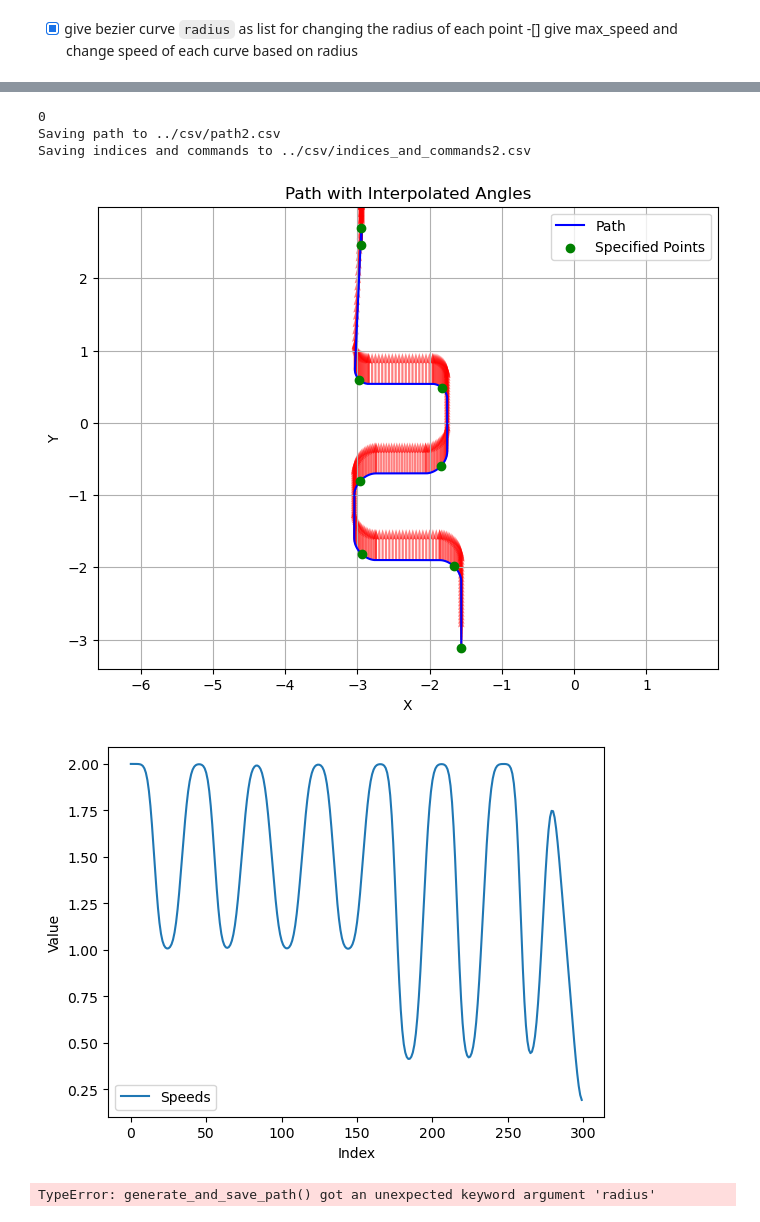
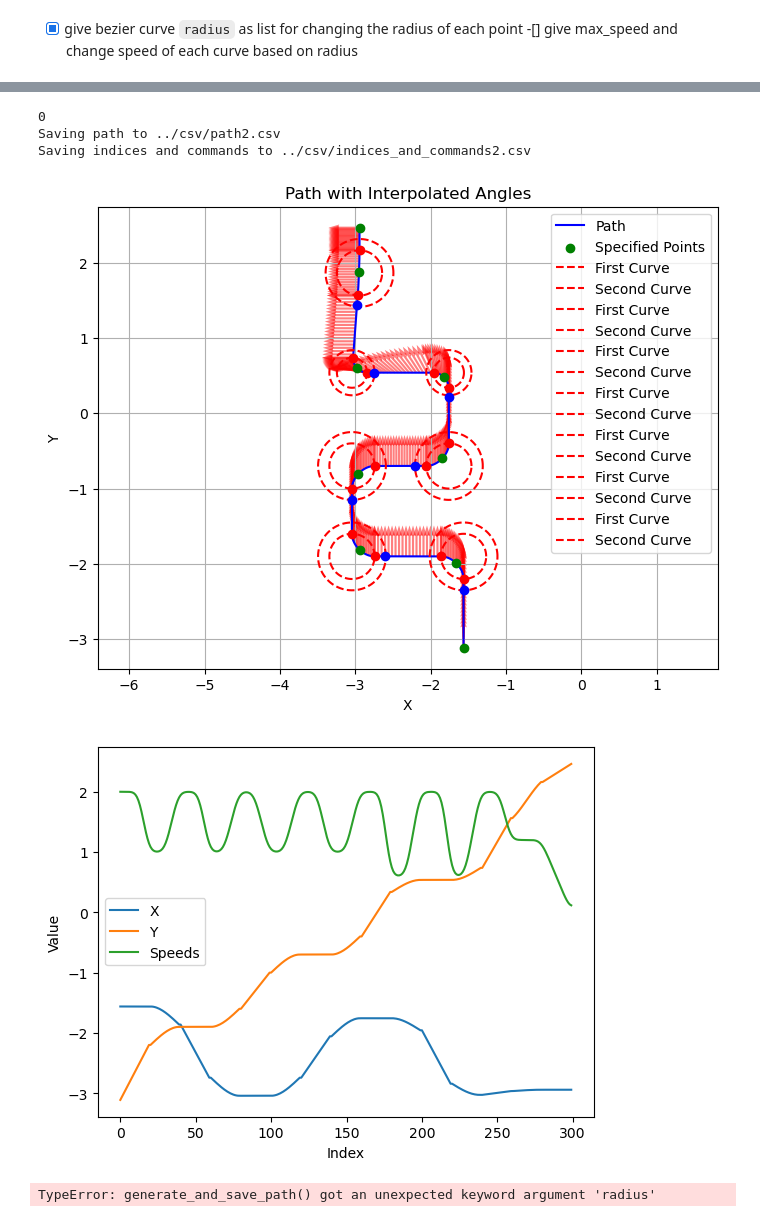
Before and after one commit to NeyagawaRobocons/chassis_haru_robo2024, a Jupyter notebook: pure_pursuit/pure_pursuit/pure_pursuit_test.ipynb, the cells around one changed output, grey strips where cells are left out. Drawn from its saved outputs; the diff is of its cells as text; code cells hidden in the pictures.

Commit message:
update path and refactoring

```diff
--- a/pure_pursuit/pure_pursuit/pure_pursuit_test.ipynb
+++ b/pure_pursuit/pure_pursuit/pure_pursuit_test.ipynb
@@ -418,14 +418,17 @@ def interpolate_speed(
         speeds[before_curve_index:curve_index] = np.linspace(max_speed, max_speed * speed_rates[i+1], num=curve_index - before_curve_index)
         speeds[curve_index:indices[i+1]] = np.array([max_speed * speed_rates[i+1] for _ in range(indices[i+1] - curve_index)])
         curve_end_index = np.argmin(np.abs(np.linalg.norm(poses[i+1][:2] - path[indices[i+1]:indices[i+2]], axis=1) - radiuses[i+1])) + indices[i+1]
-        speeds[indices[i+1]:curve_end_index] = np.linspace(max_speed * speed_rates[i+1], max_speed, num=curve_end_index - indices[i+1])
+        if i != len(indices) - 3:
+            speeds[indices[i+1]:curve_end_index] = np.linspace(max_speed * speed_rates[i+1], max_speed, num=curve_end_index - indices[i+1])
+        else:
+            speeds[indices[i+1]:curve_end_index] = np.linspace(max_speed * speed_rates[i+1], max_speed * speed_rates[i+1], num=curve_end_index - indices[i+1])
 
         plt.axvline(x=before_curve_index, color='r', linestyle='--')
         plt.axvline(x=curve_index, color='r', linestyle='--')
         plt.axvline(x=curve_end_index, color='r', linestyle='--')
 
     # speeds[curve_end_index:] = max_speed * np.cos(np.pi * np.linspace(0, 1, num=len(speeds[curve_end_index:])))
-    speeds[curve_end_index:] = np.linspace(max_speed, 0, num=len(speeds[curve_end_index:]))
+    speeds[curve_end_index:] = np.linspace(max_speed * speed_rates[-2], 0, num=len(speeds[curve_end_index:]))
 
     plt.plot(speeds, label='Speeds')
     plt.legend()
@@ -467,23 +470,23 @@ def generate_and_save_path(poses, max_speed, commands, path_number: int) -> None
     # plt.scatter(path[:, 0], path[:, 1], color='g', zorder=5, label='Specified Points')
     plt.scatter(path[indices, 0], path[indices, 1], color='g', zorder=5, label='Specified Points')
 
-    # for i in range(len(indices) - 2):
-    #     before_curve_index = np.argmin(np.abs(np.linalg.norm(poses[i+1][:2] - path[:indices[i+1]], axis=1) - radiuses[i+1] * 1.5))
-    #     curve_index = np.argmin(np.abs(np.linalg.norm(poses[i+1][:2] - path[:indices[i+1]], axis=1) - radiuses[i+1]))
-    #     curve_end_index = np.argmin(np.abs(np.linalg.norm(poses[i+1][:2] - path[indices[i+1]:indices[i+2]], axis=1) - radiuses[i+1])) + indices[i+1]
+    for i in range(len(indices) - 2):
+        before_curve_index = np.argmin(np.abs(np.linalg.norm(poses[i+1][:2] - path[:indices[i+1]], axis=1) - radiuses[i+1] * 1.5))
+        curve_index = np.argmin(np.abs(np.linalg.norm(poses[i+1][:2] - path[:indices[i+1]], axis=1) - radiuses[i+1]))
+        curve_end_index = np.argmin(np.abs(np.linalg.norm(poses[i+1][:2] - path[indices[i+1]:indices[i+2]], axis=1) - radiuses[i+1])) + indices[i+1]
 
-    #     plt.scatter(path[curve_index, 0], path[curve_index, 1], color='r', zorder=5)
-    #     plt.scatter(path[curve_end_index, 0], path[curve_end_index, 1], color='r', zorder=5)
-    #     plt.scatter(path[before_curve_index, 0], path[before_curve_index, 1], color='b', zorder=5)
+        plt.scatter(path[curve_index, 0], path[curve_index, 1], color='r', zorder=5)
+        plt.scatter(path[curve_end_index, 0], path[curve_end_index, 1], color='r', zorder=5)
+        plt.scatter(path[before_curve_index, 0], path[before_curve_index, 1], color='b', zorder=5)
 
-    #     circ_x = poses[i+1][0] + radiuses[i+1] * np.cos(np.linspace(0, 2 * np.pi, num=100))
-    #     circ_y = poses[i+1][1] + radiuses[i+1] * np.sin(np.linspace(0, 2 * np.pi, num=100))
+        circ_x = poses[i+1][0] + radiuses[i+1] * np.cos(np.linspace(0, 2 * np.pi, num=100))
+        circ_y = poses[i+1][1] + radiuses[i+1] * np.sin(np.linspace(0, 2 * np.pi, num=100))
 
-    #     expanded_circ_x = poses[i+1][0] + radiuses[i+1] * np.cos(np.linspace(0, 2 * np.pi, num=100)) * 1.5
-    #     expanded_circ_y = poses[i+1][1] + radiuses[i+1] * np.sin(np.linspace(0, 2 * np.pi, num=100)) * 1.5
+        expanded_circ_x = poses[i+1][0] + radiuses[i+1] * np.cos(np.linspace(0, 2 * np.pi, num=100)) * 1.5
+        expanded_circ_y = poses[i+1][1] + radiuses[i+1] * np.sin(np.linspace(0, 2 * np.pi, num=100)) * 1.5
 
-    #     plt.plot(circ_x, circ_y, 'r--', label='First Curve')
-    #     plt.plot(expanded_circ_x, expanded_circ_y, 'r--', label='Second Curve')
+        plt.plot(circ_x, circ_y, 'r--')
+        plt.plot(expanded_circ_x, expanded_circ_y, 'r--')
 
     plt.title('Path with Interpolated Angles')
     plt.xlabel('X')
@@ -494,7 +497,8 @@ def generate_and_save_path(poses, max_speed, commands, path_number: int) -> None
     plt.show()
 
     # plt.plot(angles, label='Interpolated Angles')
-    # plt.plot(path[:, 0], label='X')
+    plt.plot(path[:, 0], label='X')
+    plt.plot(path[:, 1], label='Y')
     plt.plot(speeds, label='Speeds')
     plt.xlabel('Index')
     plt.ylabel('Value')
@@ -541,10 +545,10 @@ poses = np.array([ # x, y, theta, radius, speed_rate (normalized in [0, 1])
     [1.562 + 1.481, -3.112 + 1.212, 0.0, 0.3, 0.5],
     [1.562 + 1.481, -3.112 + 2.412, 0.0, 0.3, 0.5],
     [1.562 + 1.481 - 1.286, -3.112 + 2.412, 0.0, 0.3, 0.5],
-    [1.562 + 1.481 - 1.286, -3.112 + 3.650, 0.0, 0.2, 0.2],
-    [1.562 + 1.481, -3.112 + 3.650, 0.0, 0.2, 0.2],
-    [2.943, -3.112 + 5.574 + 0.30, 0.0, 0.1, 0.2],
-    [2.943, -3.112 + 5.574, 0.0, 0.1, 0.0],
+    [1.562 + 1.481 - 1.286, -3.112 + 3.650, 0.0, 0.2, 0.3],
+    [1.562 + 1.481, -3.112 + 3.650, 1.57, 0.2, 0.3],
+    [2.943, -3.112 + 5.574 - 0.6, 1.57, 0.3, 0.6],
+    [2.943, -3.112 + 5.574, 1.57, 0.1, 0.2],
 ])
 
 poses[:,0] = -poses[:,0]
@@ -570,8 +574,8 @@ generate_and_save_path(poses, max_speed, commands, path_number=2)
 0
 Saving path to ../csv/path2.csv
 Saving indices and commands to ../csv/indices_and_commands2.csv
-[figure, old version]
+[figure, new version]
-[figure, old version]
+[figure, new version]
 # %%
 poses = np.array([
     [2.943, -3.112 + 5.574, 0.0],
```
Also changed, not shown: parts of 2 cells of this notebook, 4 other files.
